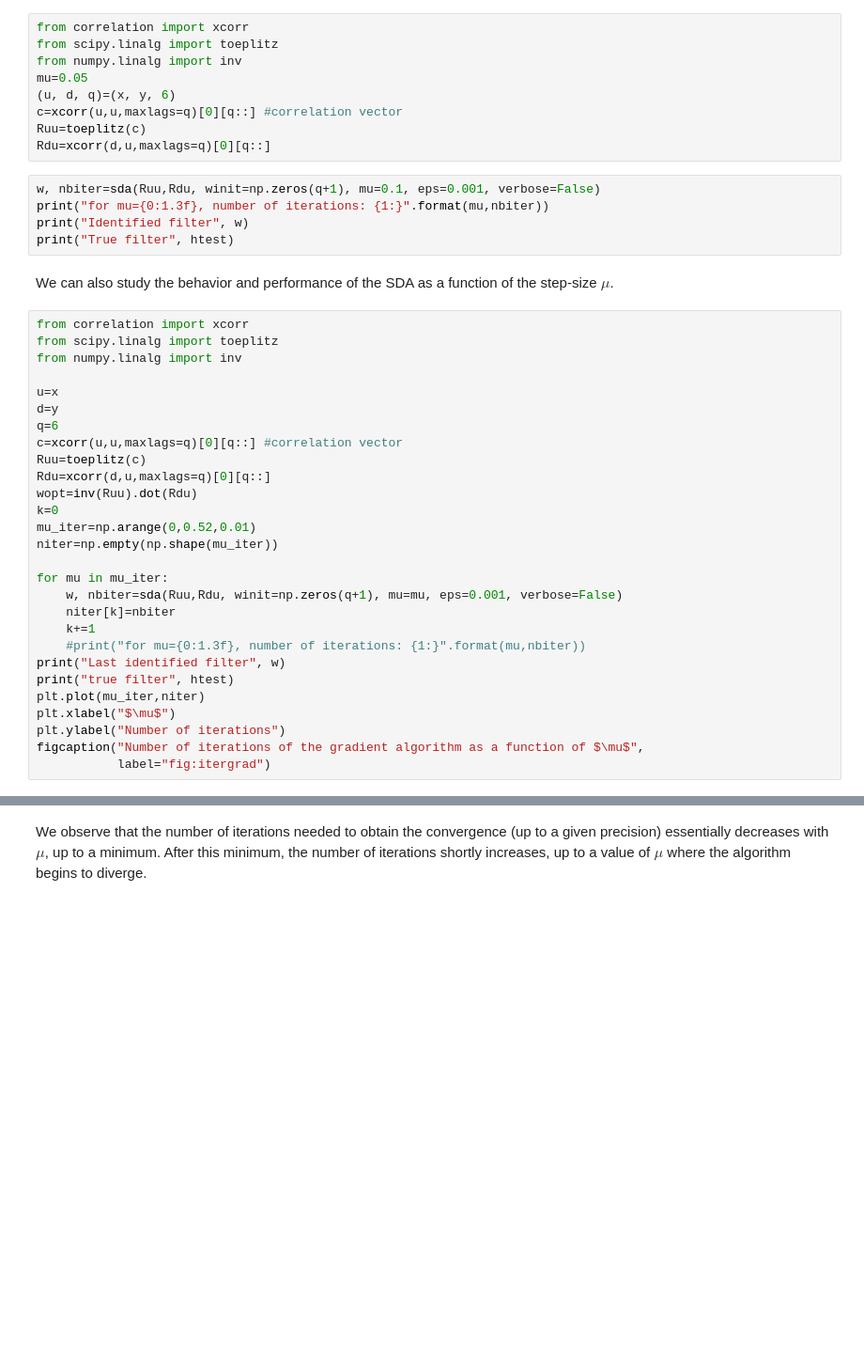
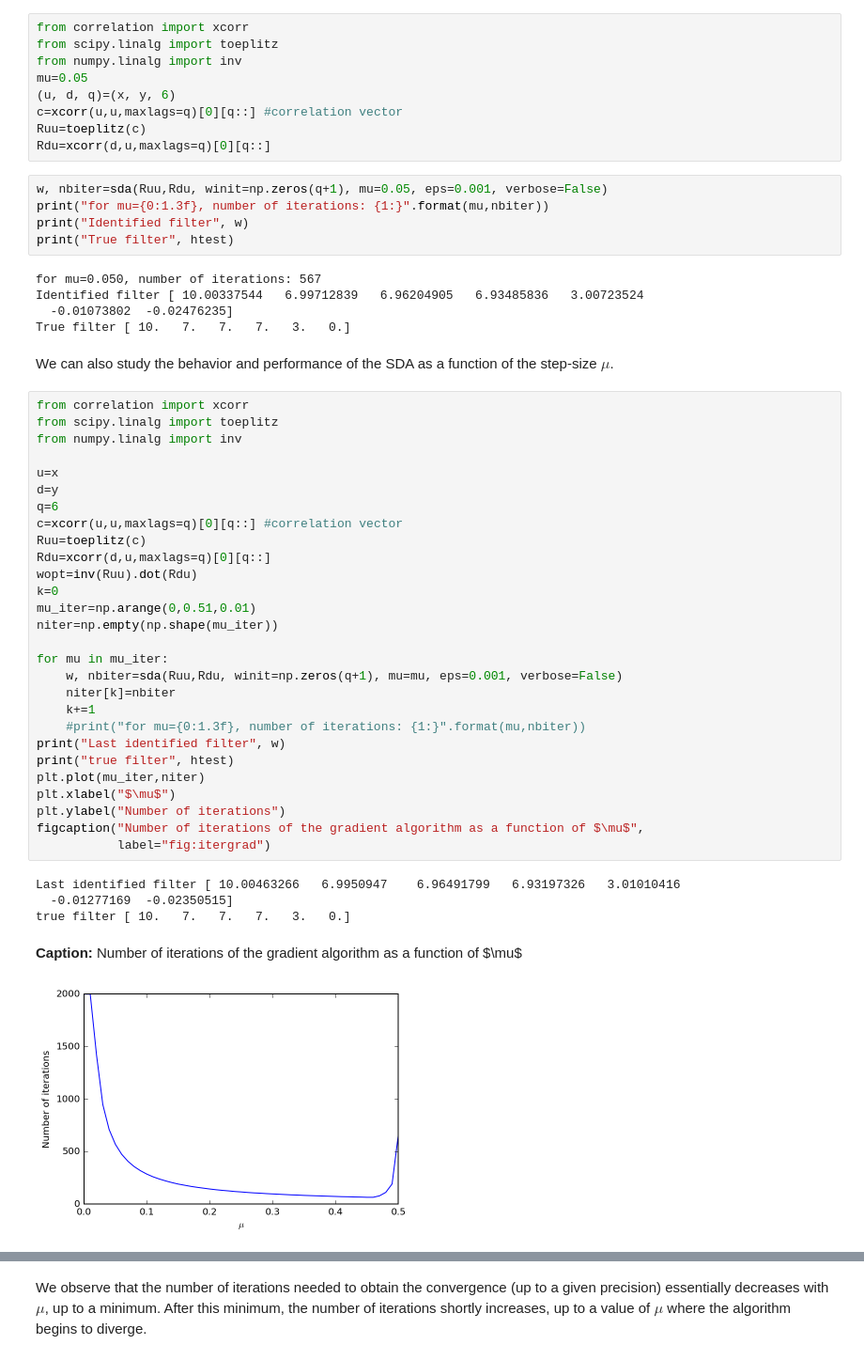
Before and after one commit to jfbercher/LecturesSignalProcessing, a Jupyter notebook: src/Grad_algo.ipynb, the cells around one changed output, grey strips where cells are left out. Shown at 94% size. Drawn from its saved outputs; the diff is of its cells as text; blank space fills up the shorter version.

```diff
--- a/src/Grad_algo.ipynb
+++ b/src/Grad_algo.ipynb
@@ -267,37 +294,48 @@ c=xcorr(u,u,maxlags=q)[0][q::] #correlation vector
 Ruu=toeplitz(c)
 Rdu=xcorr(d,u,maxlags=q)[0][q::]
 # %%
-w, nbiter=sda(Ruu,Rdu, winit=np.zeros(q+1), mu=0.1, eps=0.001, verbose=False)
+w, nbiter=sda(Ruu,Rdu, winit=np.zeros(q+1), mu=0.05, eps=0.001, verbose=False)
 print("for mu={0:1.3f}, number of iterations: {1:}".format(mu,nbiter))
 print("Identified filter", w)
 print("True filter", htest)
+# %% [output]
+for mu=0.050, number of iterations: 567
+Identified filter [ 10.00337544   6.99712839   6.96204905   6.93485836   3.00723524
+  -0.01073802  -0.02476235]
+True filter [ 10.   7.   7.   7.   3.   0.]
 # %% [markdown]
 We can also study the behavior and performance of the SDA as a function of the step-size $\mu$.
 # %%
 from correlation import xcorr
 from scipy.linalg import toeplitz
 from numpy.linalg import inv
 
 u=x
 d=y
 q=6
 c=xcorr(u,u,maxlags=q)[0][q::] #correlation vector
 Ruu=toeplitz(c)
 Rdu=xcorr(d,u,maxlags=q)[0][q::]
 wopt=inv(Ruu).dot(Rdu)
 k=0
-mu_iter=np.arange(0,0.52,0.01)
+mu_iter=np.arange(0,0.51,0.01)
 niter=np.empty(np.shape(mu_iter))
 
 for mu in mu_iter:
     w, nbiter=sda(Ruu,Rdu, winit=np.zeros(q+1), mu=mu, eps=0.001, verbose=False)
     niter[k]=nbiter
     k+=1
     #print("for mu={0:1.3f}, number of iterations: {1:}".format(mu,nbiter))
 print("Last identified filter", w)
 print("true filter", htest)
 plt.plot(mu_iter,niter)
 plt.xlabel("$\mu$")
 plt.ylabel("Number of iterations")
 figcaption("Number of iterations of the gradient algorithm as a function of $\mu$",
            label="fig:itergrad")
+# %% [output]
+Last identified filter [ 10.00463266   6.9950947    6.96491799   6.93197326   3.01010416
+  -0.01277169  -0.02350515]
+true filter [ 10.   7.   7.   7.   3.   0.]
+Caption: Number of iterations of the gradient algorithm as a function of $\mu$
+[figure, added]
```
Also changed, not shown: parts of 11 cells of this notebook, 30 other files.
